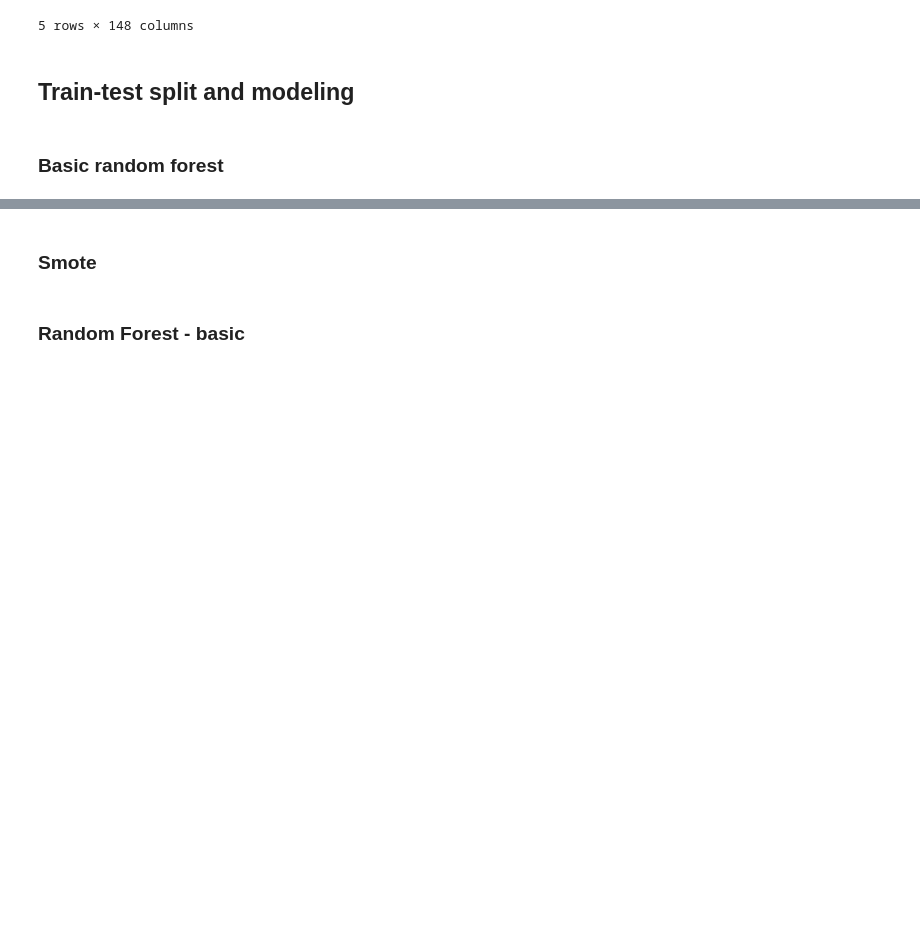
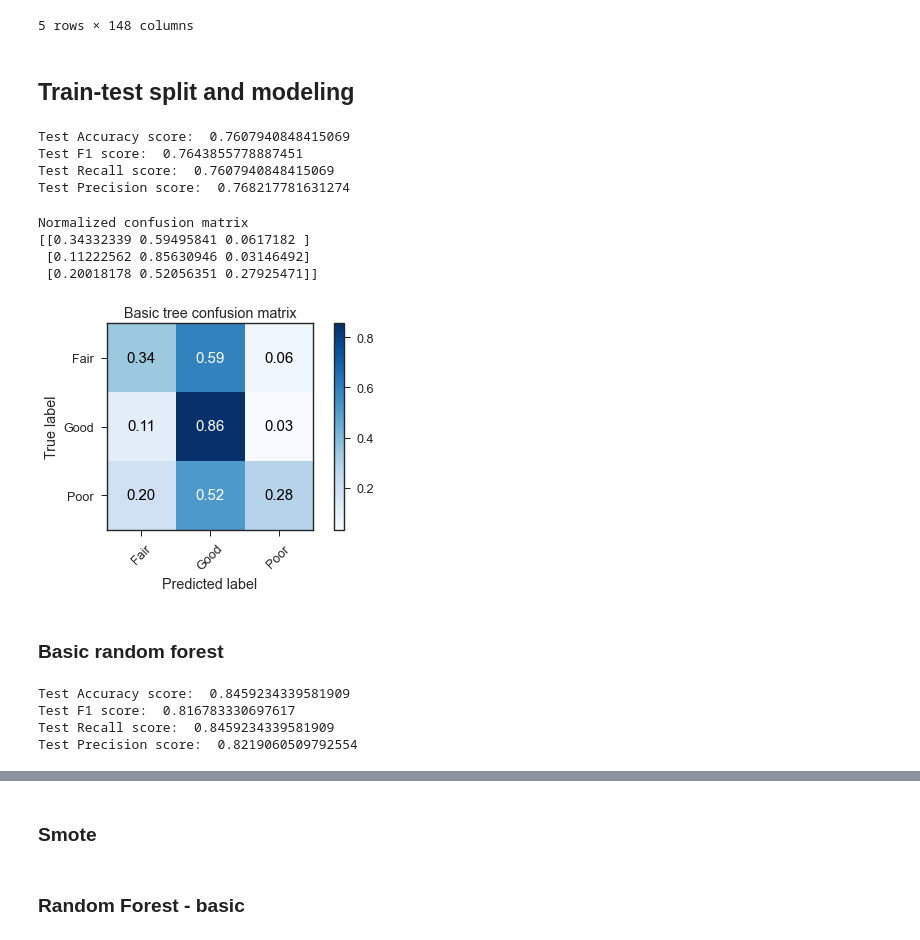
Before and after one commit to p-szymo/nyc_trees, a Jupyter notebook: nyc_trees_final_workbook.ipynb, the cells around one changed output, grey strips where cells are left out. Saved outputs shown, nothing was run; the diff lists cells and outputs as text; code cells hidden in the pictures; blank space fills up the shorter version.

Commit message:
prepare for randomized search, link to blog post, fix a function

```diff
--- a/nyc_trees_final_workbook.ipynb
+++ b/nyc_trees_final_workbook.ipynb
@@ -1488,3 +1463,40 @@ X_test = scaler.transform(X_test)
+# %%
+# basic random forest
+tree = DecisionTreeClassifier(class_weight='balanced', random_state=99)
+
+# fit training data
+tree.fit(X_train, y_train)
+
+# predict on test data
+y_pred_tree = tree.predict(X_test)
+
+# check accuracy
+print('Test Accuracy score: ', accuracy_score(y_test, y_pred_tree))
+# check f1
+print('Test F1 score: ', f1_score(y_test, y_pred_tree, average='weighted'))
+# check recall
+print('Test Recall score: ', recall_score(y_test, y_pred_tree, average='weighted'))
+# check precision
+print('Test Precision score: ', precision_score(y_test, y_pred_tree, average='weighted'))
+# %% [output]
+Test Accuracy score:  0.7607940848415069
+Test F1 score:  0.7643855778887451
+Test Recall score:  0.7607940848415069
+Test Precision score:  0.768217781631274
+# %%
+cm_tree = confusion_matrix(y_test, y_pred_tree)
+classes = ['Fair', 'Good', 'Poor']
+
+plot_confusion_matrix(cm_tree, classes,
+                          normalize=True,
+                          title='Basic tree confusion matrix',
+                          cmap=plt.cm.Blues)
+# %% [output]
+Normalized confusion matrix
+[[0.34332339 0.59495841 0.0617182 ]
+ [0.11222562 0.85630946 0.03146492]
+ [0.20018178 0.52056351 0.27925471]]
+[figure, added]
 # %% [markdown]
 ### Basic random forest
 # %%
@@ -1494,7 +1506,7 @@ forest = RandomForestClassifier(class_weight='balanced', random_state=99, n_jobs
 # fit training data
 forest.fit(X_train, y_train)
 
-# predict test dta
+# predict on test data
 y_pred_forest = forest.predict(X_test)
 
 # check accuracy
@@ -1505,4 +1517,9 @@ print('Test F1 score: ', f1_score(y_test, y_pred_forest, average='weighted'))
 print('Test Recall score: ', recall_score(y_test, y_pred_forest, average='weighted'))
 # check precision
 print('Test Precision score: ', precision_score(y_test, y_pred_forest, average='weighted'))
+# %% [output]
+Test Accuracy score:  0.8459234339581909
+Test F1 score:  0.816783330697617
+Test Recall score:  0.8459234339581909
+Test Precision score:  0.8219060509792554
 # %%
```
Also changed, not shown: parts of 46 cells of this notebook, 2 other files.
